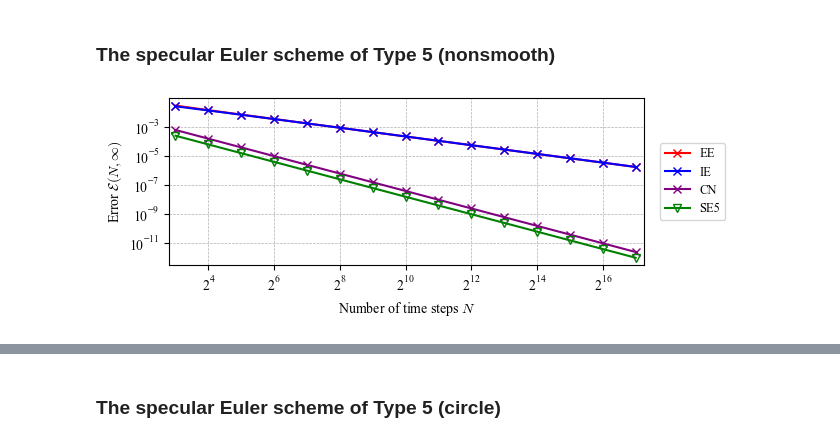
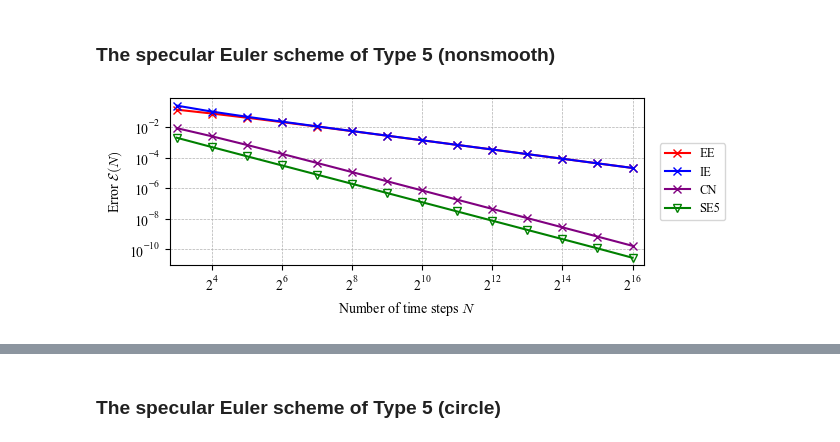
Before and after one commit to kyjung2357/specular-differentiation, a Jupyter notebook: examples/ode/2026-Jung/main.ipynb, the cells around one changed output, grey strips where cells are left out. Saved outputs shown, nothing was run; the diff lists cells and outputs as text; code cells hidden in the pictures.

```diff
--- a/examples/ode/2026-Jung/main.ipynb
+++ b/examples/ode/2026-Jung/main.ipynb
@@ -250,11 +250,11 @@ plt.show()
 ### The specular Euler scheme of Type 5 (nonsmooth)
 # %%
 def F(t, u):
-    return -abs(u) + np.sin(t)/2
+    return 1.0 + 1.5*t**2 - 2.0*abs(u) + 2.0*abs(t + 0.5*t**3)
 
 def exact_sol(t):
-    return (np.sin(t) - np.cos(t))/4 + np.exp(-t)/2
+    return t + 0.5*t**3
 
-error_analysis(example=1, norm='max', F=F, t_0=-0.5, T=0.5, exact_sol=exact_sol)
+error_analysis(example=1, norm="max", F=F, t_0=-0.7, T=0.7, exact_sol=exact_sol)
 # %% [output]
-[figure, old version]
+[figure, new version]
```
Also changed, not shown: parts of 10 cells of this notebook, 49 other files.
